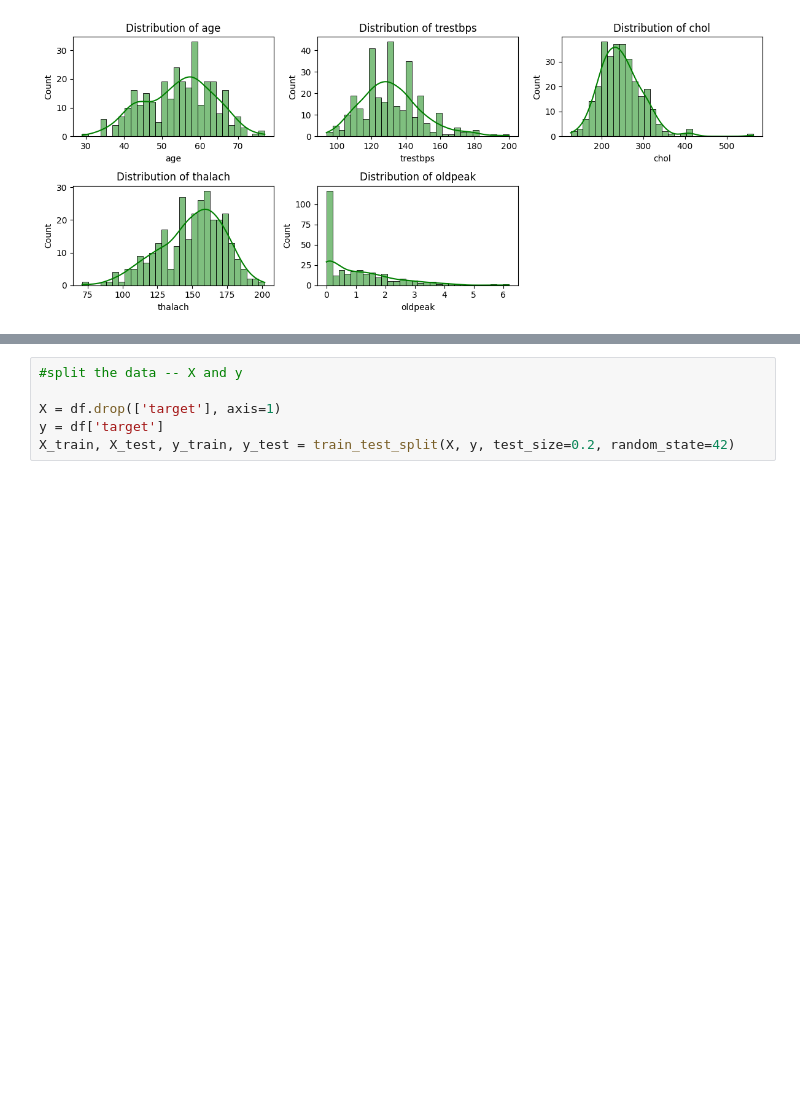
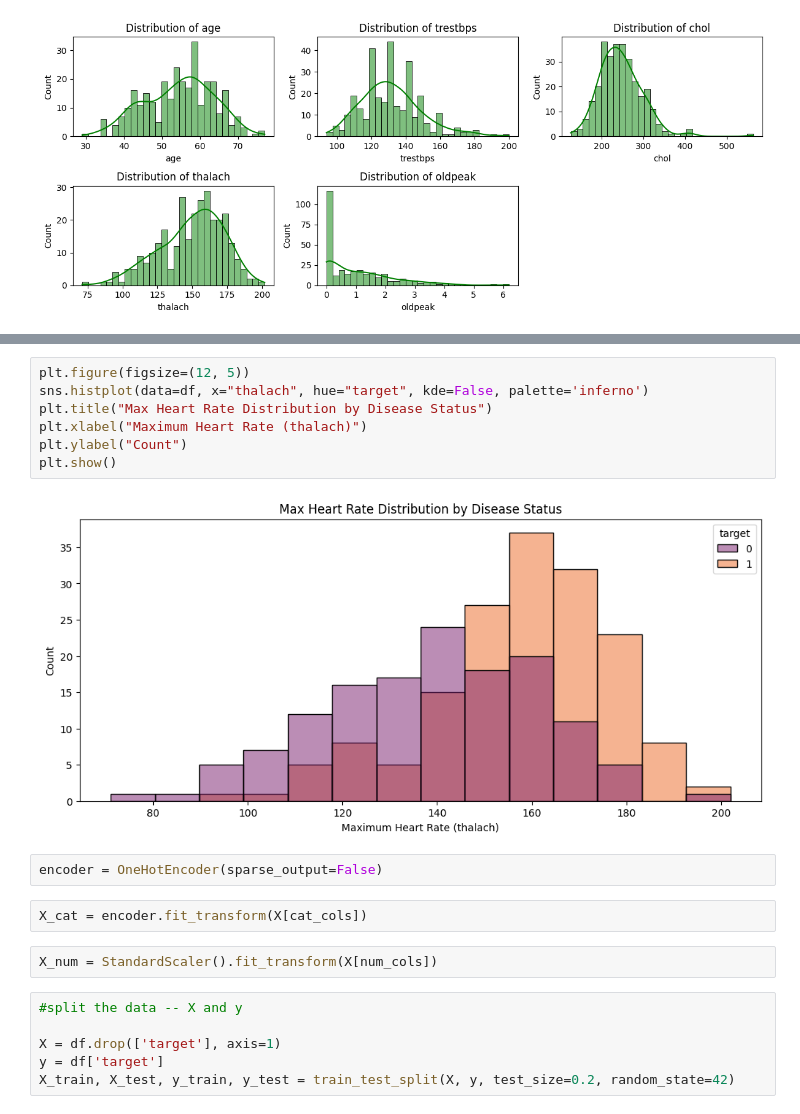
Before and after one commit to nickgagnon4/Heart-Disease-Prediction, a Jupyter notebook: heart_disease_project.ipynb, the cells around one changed output, grey strips where cells are left out. Cells and saved outputs as stored; diff of their text form; blank space fills up the shorter version.

```diff
--- a/heart_disease_project.ipynb
+++ b/heart_disease_project.ipynb
@@ -200,3 +221,18 @@ Passing `palette` without assigning `hue` is deprecated and will be removed in v
+# %%
+plt.figure(figsize=(12, 5))
+sns.histplot(data=df, x="thalach", hue="target", kde=False, palette='inferno')
+plt.title("Max Heart Rate Distribution by Disease Status")
+plt.xlabel("Maximum Heart Rate (thalach)")
+plt.ylabel("Count")
+plt.show()
+# %% [output]
+[figure, added]
+# %%
+encoder = OneHotEncoder(sparse_output=False)
+# %%
+X_cat = encoder.fit_transform(X[cat_cols])
+# %%
+X_num = StandardScaler().fit_transform(X[num_cols])
 # %%
 #split the data -- X and y
 
```
Also changed, not shown: parts of 16 cells of this notebook.
